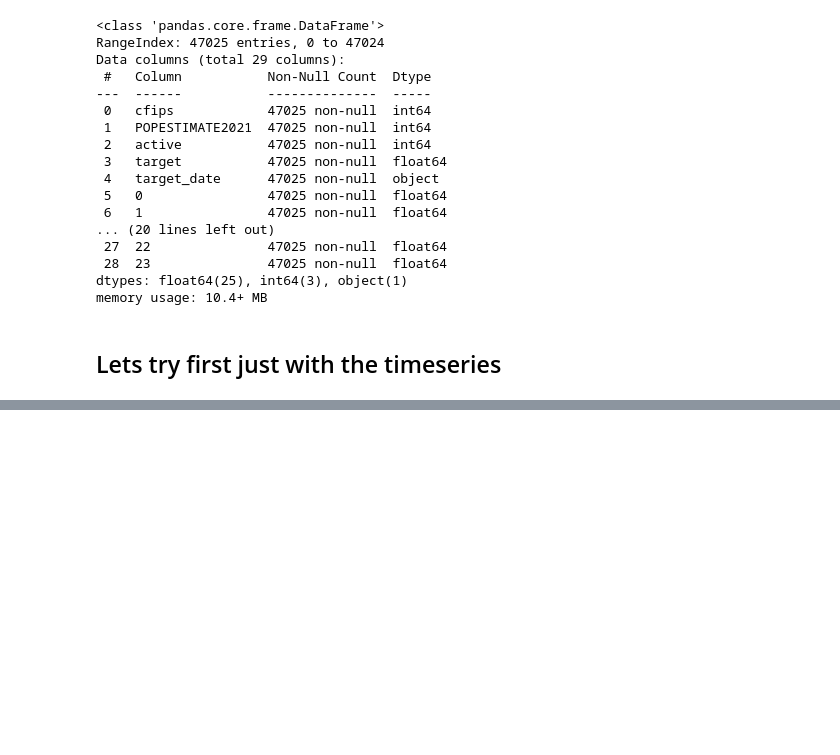
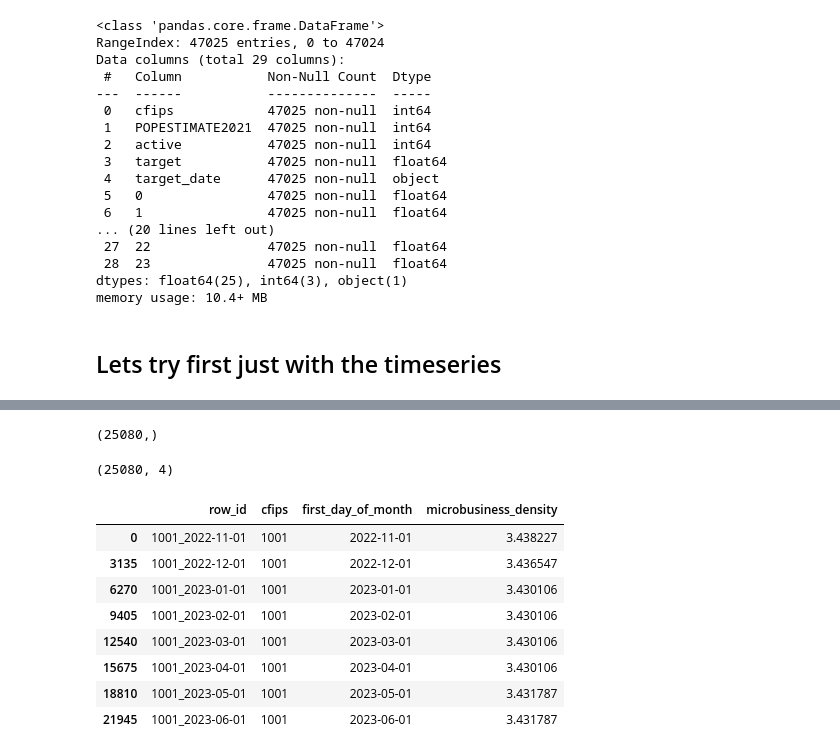
Before and after one commit to Jose-Sabater/kagglecomp-GoDaddy-timeseries, a Jupyter notebook: nb/ml_explore_2.ipynb, the cells around one changed output, grey strips where cells are left out. Cells and saved outputs as stored; diff of their text form; code cells hidden in the pictures; blank space fills up the shorter version.

```diff
--- a/nb/ml_explore_2.ipynb
+++ b/nb/ml_explore_2.ipynb
@@ -278,0 +205,4 @@ Unable to allocate 71.3 GiB for an array with shape (97828, 97828) and data type
+# %%
+# train model on whole dataset
+xgb = XGBRegressor()
+xgb.fit(X, y)
@@ -278,0 +221,39 @@ Unable to allocate 71.3 GiB for an array with shape (97828, 97828) and data type
+# %%
+ids = test["cfips"].unique()
+predictions = np.zeros((len(ids), 8))
+test_df = new_df[new_df["target_date"] == new_df["target_date"].max()].drop(
+    ["target", "target_date", "POPESTIMATE2021", "active", "cfips"], axis=1
+)
+# %%
+# loop over the dataset and make predictions adding the last prediction as input for the next point
+for i in range(8):
+    predictions[:, i] = xgb.predict(test_df)
+    # print(test_df.iloc[1, :])
+    test_df[i + 24] = predictions[:, i]
+    test_df.drop(0, axis=1, inplace=True)
+    # rename the columns to 0:23
+    test_df.columns = range(0, 24)
+    # print(test_df.iloc[1, :])
+# %%
+predictions.reshape(-1).shape
+# %% [output]
+(25080,)
+# %%
+test.shape
+# %% [output]
+(25080, 4)
+# %%
+# submission = test_df[:, -8:]
+test["microbusiness_density"] = predictions.reshape(-1)
+# %%
+test.head(8)
+# %% [output]
+|  | row_id | cfips | first_day_of_month | microbusiness_density |
+| 0 | 1001_2022-11-01 | 1001 | 2022-11-01 | 3.438227 |
+| 3135 | 1001_2022-12-01 | 1001 | 2022-12-01 | 3.436547 |
+| 6270 | 1001_2023-01-01 | 1001 | 2023-01-01 | 3.430106 |
+| 9405 | 1001_2023-02-01 | 1001 | 2023-02-01 | 3.430106 |
+| 12540 | 1001_2023-03-01 | 1001 | 2023-03-01 | 3.430106 |
+| 15675 | 1001_2023-04-01 | 1001 | 2023-04-01 | 3.430106 |
+| 18810 | 1001_2023-05-01 | 1001 | 2023-05-01 | 3.431787 |
+| 21945 | 1001_2023-06-01 | 1001 | 2023-06-01 | 3.431787 |
```
Also changed, not shown: parts of 28 cells of this notebook, 13 other files.
